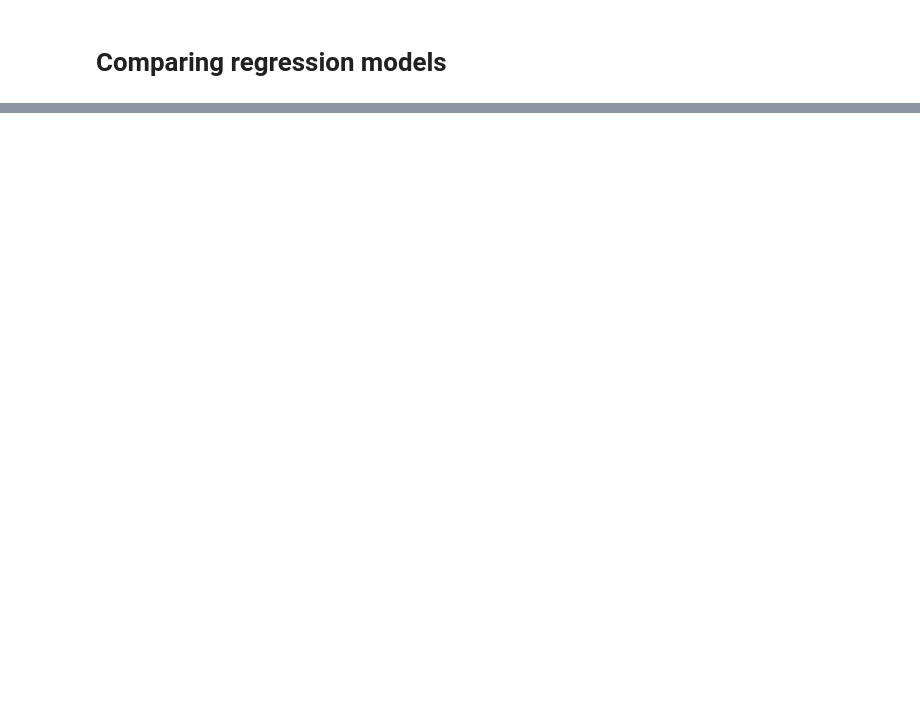
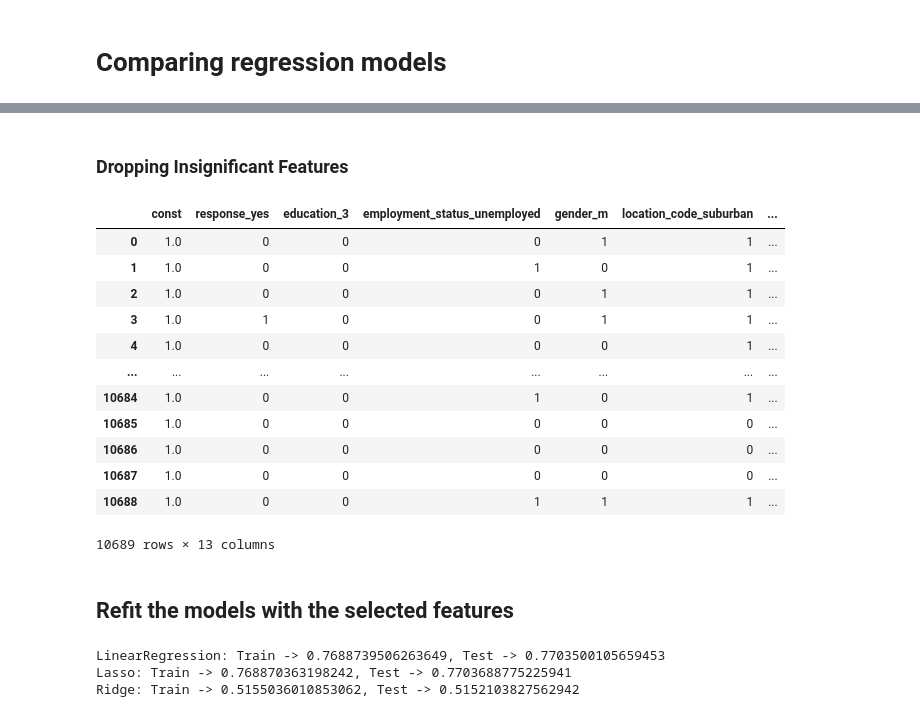
Before and after one commit to Pahegon/IronPablo, a Jupyter notebook: W4/Case_Studies/Customer_Analysis_Case_Study/Comparing regression models.W7.D1.ipynb, the cells around one changed output, grey strips where cells are left out. Drawn from its saved outputs; the diff is of its cells as text; code cells hidden in the pictures; blank space fills up the shorter version.

```diff
--- a/W4/Case_Studies/Customer_Analysis_Case_Study/Comparing regression models.W7.D1.ipynb
+++ b/W4/Case_Studies/Customer_Analysis_Case_Study/Comparing regression models.W7.D1.ipynb
@@ -730,0 +946,4 @@ NameError: name 'cagegorical' is not defined
+# %%
+# we need to add this constant value of 1 for the intercepts
+model = sm.OLS(y,X_added_constant).fit()
+model.summary()
@@ -730,0 +985,23 @@ NameError: name 'cagegorical' is not defined
+# %% [markdown]
+### Dropping Insignificant Features
+# %%
+#We need to drop all that features that are not significant where P-value < 0.05
+model.params[list(np.where(model.pvalues < 0.05)[0])].iloc[0:].index.tolist()
+significant_features=X_added_constant[model.params[list(np.where(model.pvalues < 0.05)[0])].iloc[0:].index.tolist()]
+significant_features
+# %% [output]
+|  | const | response_yes | education_3 | employment_status_unemployed | gender_m | location_code_suburban | ... |
+| 0 | 1.0 | 0 | 0 | 0 | 1 | 1 | ... |
+| 1 | 1.0 | 0 | 0 | 1 | 0 | 1 | ... |
+| 2 | 1.0 | 0 | 0 | 0 | 1 | 1 | ... |
+| 3 | 1.0 | 1 | 0 | 0 | 1 | 1 | ... |
+| 4 | 1.0 | 0 | 0 | 0 | 0 | 1 | ... |
+| ... | ... | ... | ... | ... | ... | ... | ... |
+| 10684 | 1.0 | 0 | 0 | 1 | 0 | 1 | ... |
+| 10685 | 1.0 | 0 | 0 | 0 | 0 | 0 | ... |
+| 10686 | 1.0 | 0 | 0 | 0 | 0 | 0 | ... |
+| 10687 | 1.0 | 0 | 0 | 0 | 0 | 0 | ... |
+| 10688 | 1.0 | 0 | 0 | 1 | 1 | 1 | ... |
+10689 rows × 13 columns
+# %% [markdown]
+## Refit the models with the selected features
@@ -730,0 +1013,6 @@ NameError: name 'cagegorical' is not defined
+# %%
+models()
+# %% [output]
+LinearRegression: Train -> 0.7688739506263649, Test -> 0.7703500105659453
+Lasso: Train -> 0.768870363198242, Test -> 0.7703688775225941
+Ridge: Train -> 0.5155036010853062, Test -> 0.5152103827562942
```
Also changed, not shown: parts of 42 cells of this notebook, 2 other files.
